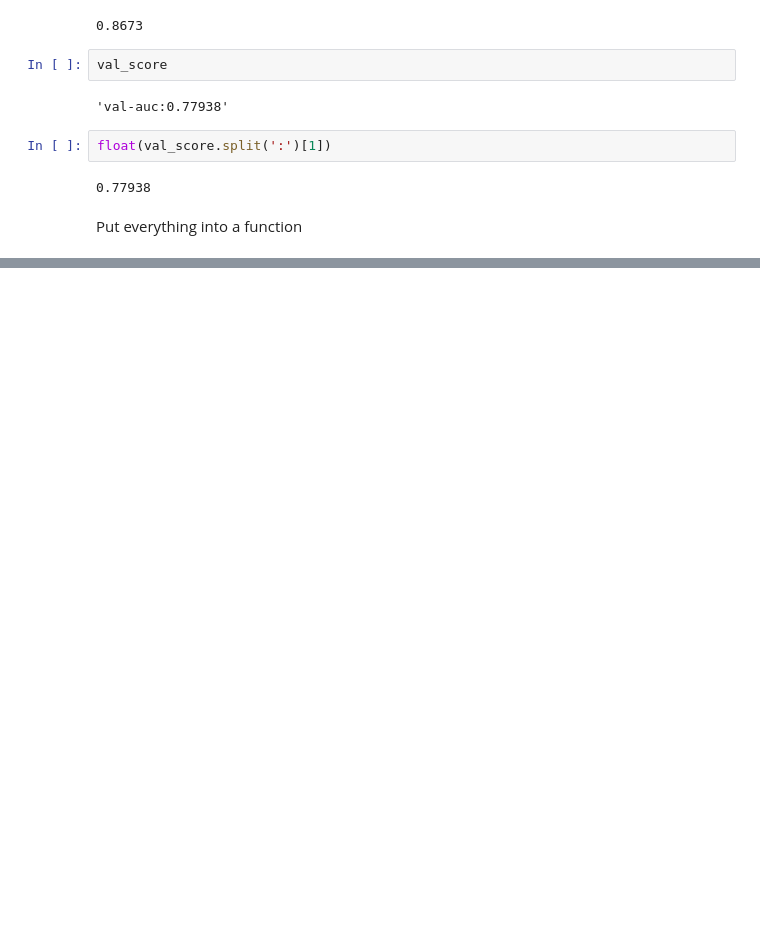
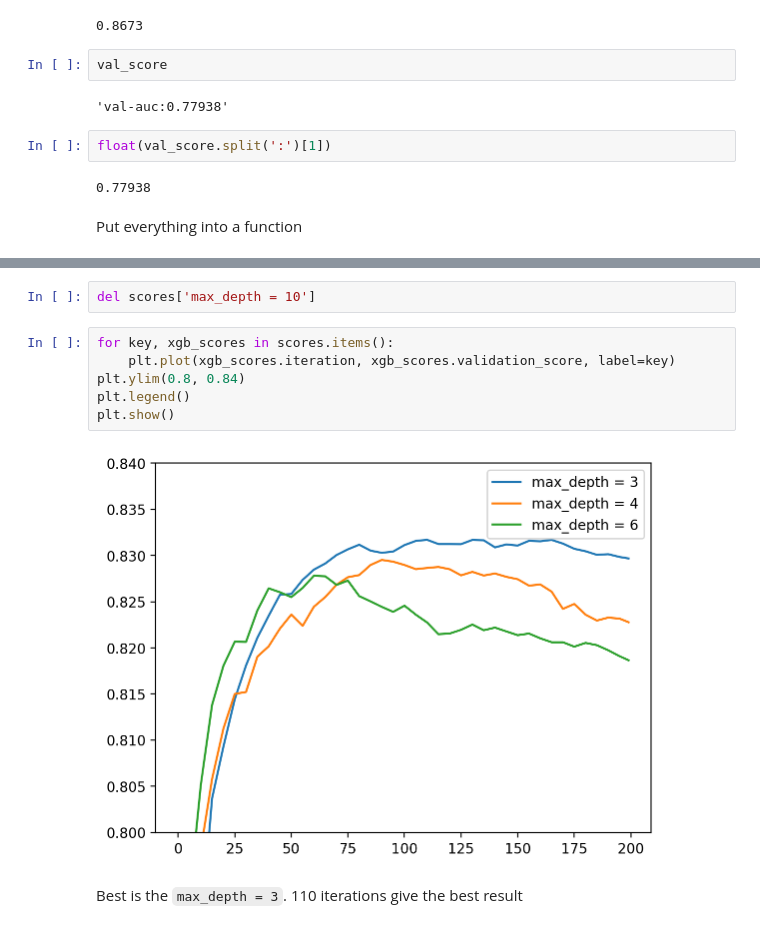
Before and after one commit to nadia-paz/ML-Zoomcamp, a Jupyter notebook: week6/05_boosting_algorithms.ipynb, the cells around one changed output, grey strips where cells are left out. Drawn from its saved outputs; the diff is of its cells as text; blank space fills up the shorter version.

```diff
--- a/week6/05_boosting_algorithms.ipynb
+++ b/week6/05_boosting_algorithms.ipynb
@@ -195,0 +336,12 @@ def parse_xgb_output(output):
+# %%
+del scores['max_depth = 10']
+# %%
+for key, xgb_scores in scores.items():
+    plt.plot(xgb_scores.iteration, xgb_scores.validation_score, label=key)
+plt.ylim(0.8, 0.84)
+plt.legend()
+plt.show()
+# %% [output]
+[figure, added]
+# %% [markdown]
+Best is the `max_depth = 3`. 110 iterations give the best result
```
Also changed, not shown: parts of 29 cells of this notebook.
